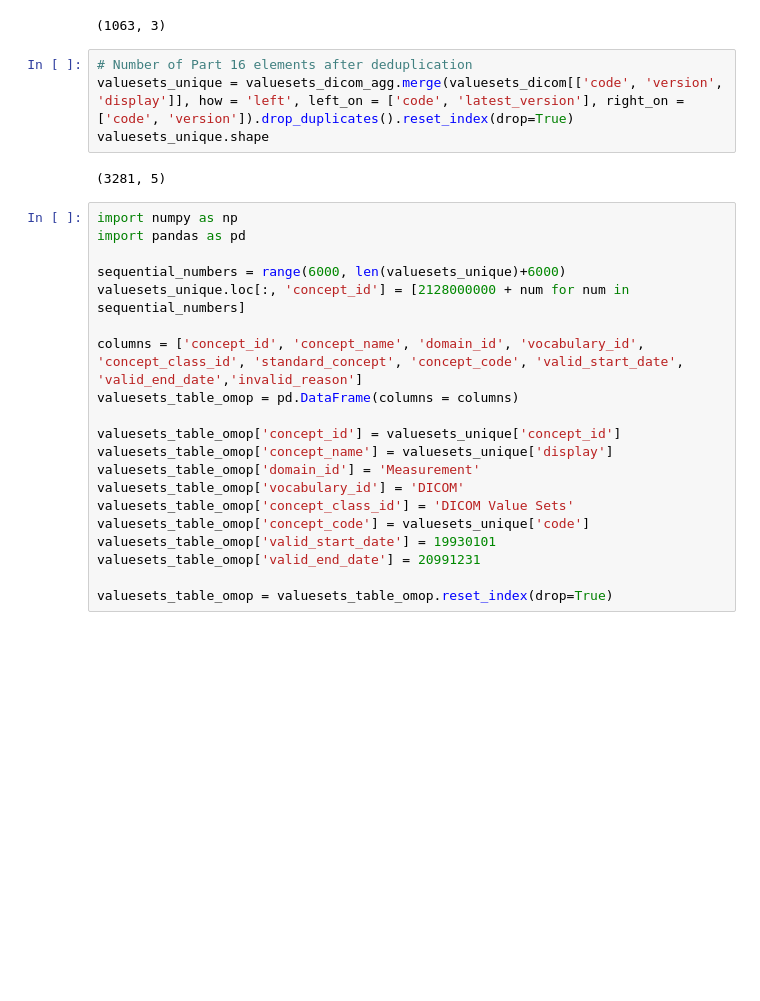
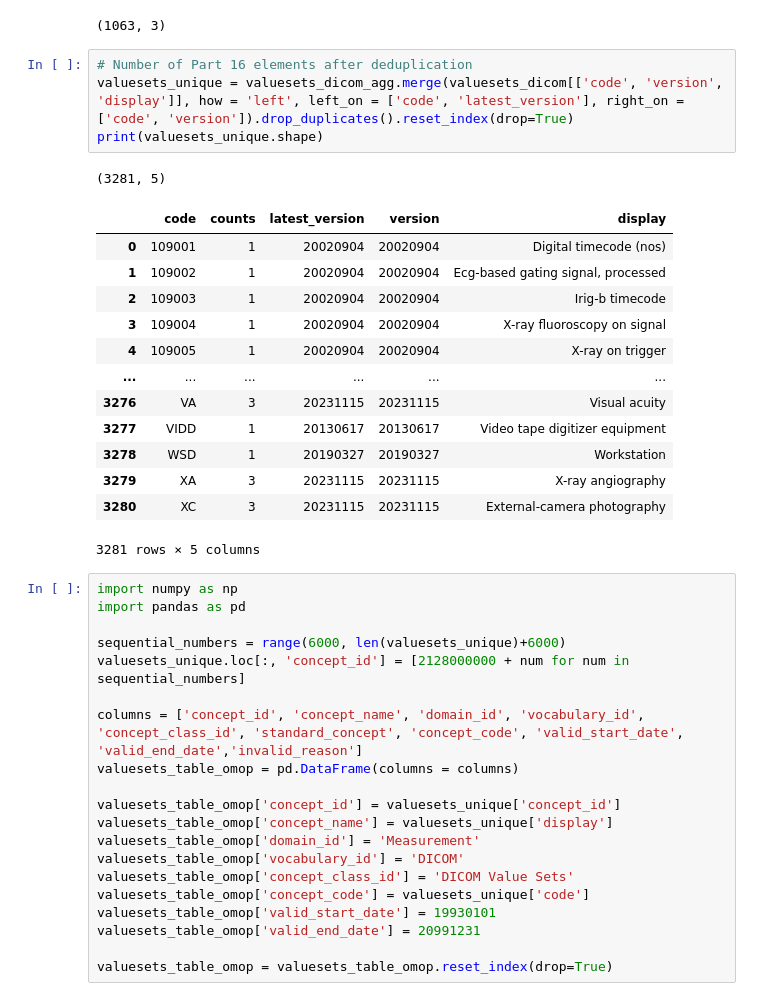
Before and after one commit to paulnagy/DICOM2OMOP, a Jupyter notebook: dicom_standard_to_omop/transform_dicom_to_omop.ipynb, the cells around one changed output. Drawn from its saved outputs; the diff is of its cells as text; blank space fills up the shorter version.

```diff
--- a/dicom_standard_to_omop/transform_dicom_to_omop.ipynb
+++ b/dicom_standard_to_omop/transform_dicom_to_omop.ipynb
@@ -175,9 +175,22 @@ valuesets_dicom_agg[valuesets_dicom_agg['counts']>1].shape
 # %%
 # Number of Part 16 elements after deduplication
 valuesets_unique = valuesets_dicom_agg.merge(valuesets_dicom[['code', 'version', 'display']], how = 'left', left_on = ['code', 'latest_version'], right_on = ['code', 'version']).drop_duplicates().reset_index(drop=True)
-valuesets_unique.shape
+print(valuesets_unique.shape)
 # %% [output]
 (3281, 5)
+|  | code | counts | latest_version | version | display |
+| 0 | 109001 | 1 | 20020904 | 20020904 | Digital timecode (nos) |
+| 1 | 109002 | 1 | 20020904 | 20020904 | Ecg-based gating signal, processed |
+| 2 | 109003 | 1 | 20020904 | 20020904 | Irig-b timecode |
+| 3 | 109004 | 1 | 20020904 | 20020904 | X-ray fluoroscopy on signal |
+| 4 | 109005 | 1 | 20020904 | 20020904 | X-ray on trigger |
+| ... | ... | ... | ... | ... | ... |
+| 3276 | VA | 3 | 20231115 | 20231115 | Visual acuity |
+| 3277 | VIDD | 1 | 20130617 | 20130617 | Video tape digitizer equipment |
+| 3278 | WSD | 1 | 20190327 | 20190327 | Workstation |
+| 3279 | XA | 3 | 20231115 | 20231115 | X-ray angiography |
+| 3280 | XC | 3 | 20231115 | 20231115 | External-camera photography |
+3281 rows × 5 columns
 # %%
 import numpy as np
 import pandas as pd
```
Also changed, not shown: parts of 7 cells of this notebook, 2 other files.
